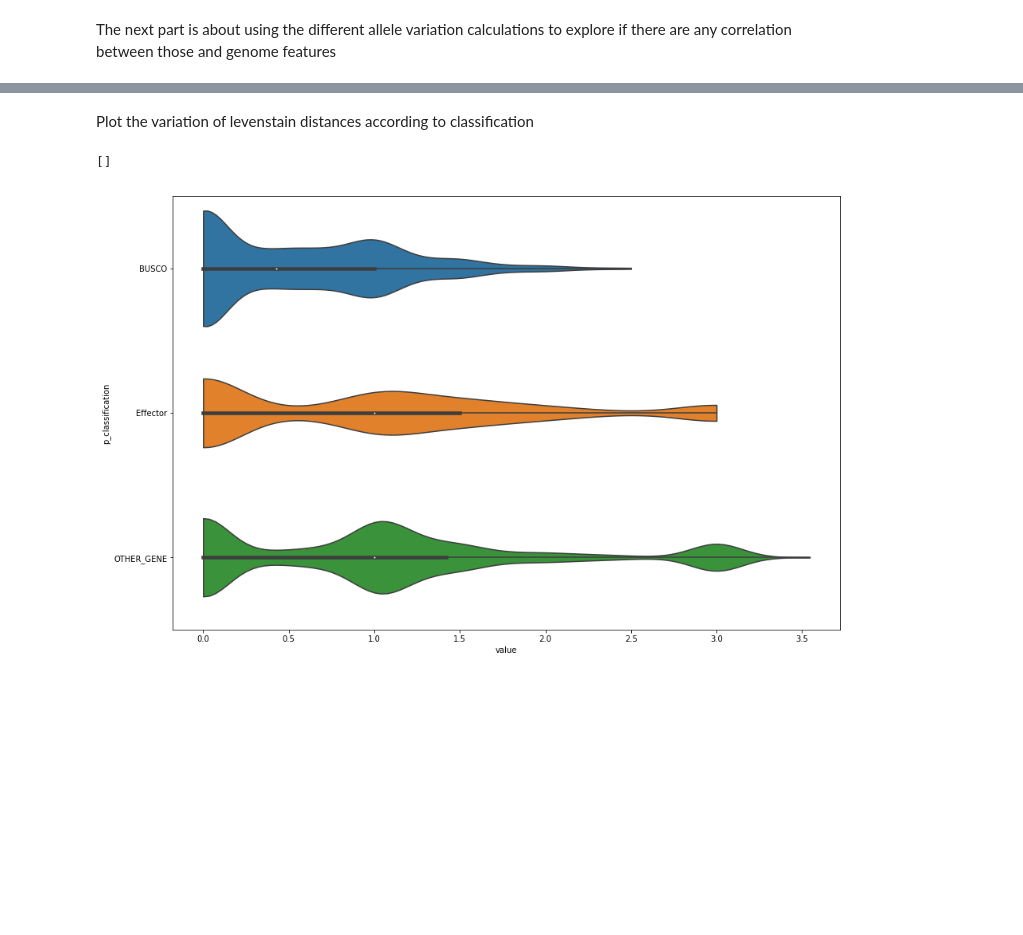
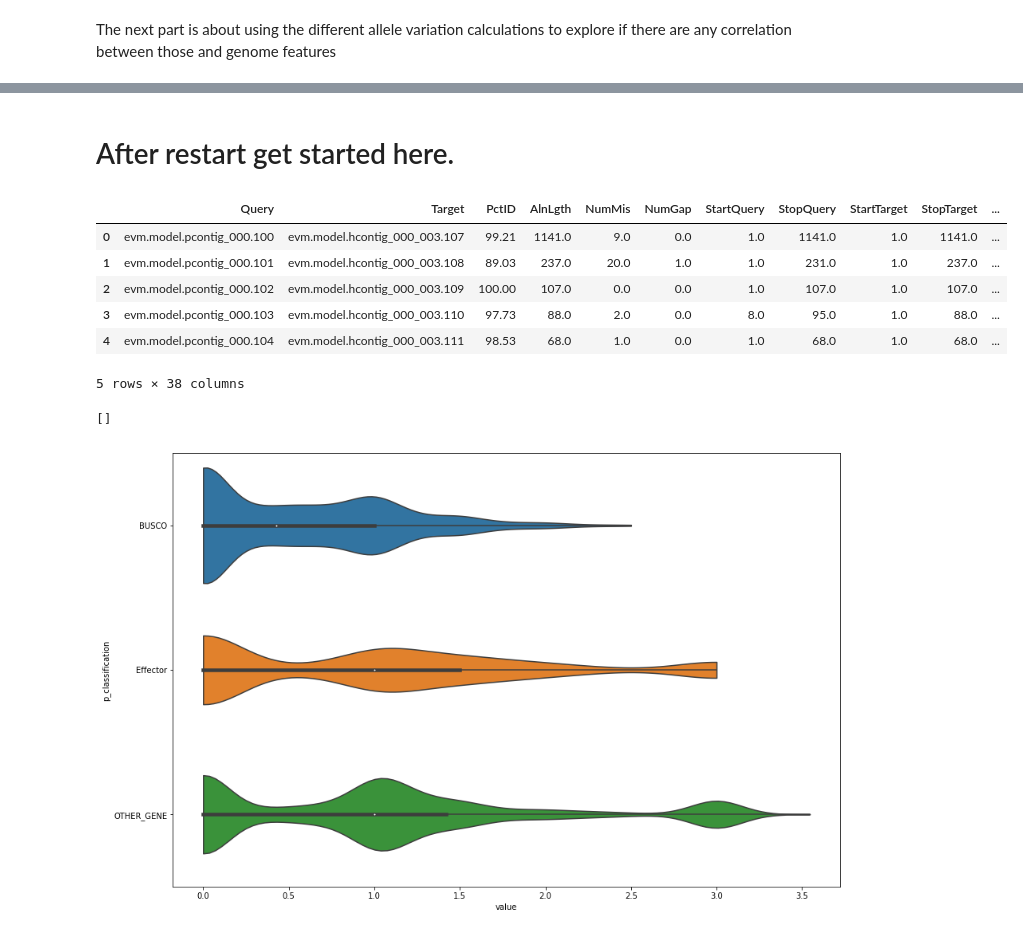
Before and after one commit to BenjaminSchwessinger/Pst_104_E137_A-_genome, a Jupyter notebook: notebooks/Pst_104E_v12_post_allele_analysis_submission_21092017.ipynb, the cells around one changed output, grey strips where cells are left out. Saved outputs shown, nothing was run; the diff lists cells and outputs as text; code cells hidden in the pictures; blank space fills up the shorter version.

```diff
--- a/notebooks/Pst_104E_v12_post_allele_analysis_submission_21092017.ipynb
+++ b/notebooks/Pst_104E_v12_post_allele_analysis_submission_21092017.ipynb
@@ -993,0 +990,2 @@ allele_hit_df.to_csv(os.path.join(OUT_PATH, 'Pst_104E_v12_p_ctg.all.alleles.hit.
+# %% [markdown]
+# After restart get started here.
@@ -1009,8 +1011,16 @@ allele_hit_df.loc[allele_hit_df[allele_hit_df.H_BUSCO == True].index,'h_classifi
                 = "BUSCO"
 allele_hit_df.loc[allele_hit_df[allele_hit_df.H_OTHER_GENE == True].index,'h_classification']\
                 = "OTHER_GENE"
-# %% [markdown]
-Plot the variation of levenstain distances according to classification
+# %%
+allele_hit_df.head()
+# %% [output]
+|  | Query | Target | PctID | AlnLgth | NumMis | NumGap | StartQuery | StopQuery | StartTarget | StopTarget | ... |
+| 0 | evm.model.pcontig_000.100 | evm.model.hcontig_000_003.107 | 99.21 | 1141.0 | 9.0 | 0.0 | 1.0 | 1141.0 | 1.0 | 1141.0 | ... |
+| 1 | evm.model.pcontig_000.101 | evm.model.hcontig_000_003.108 | 89.03 | 237.0 | 20.0 | 1.0 | 1.0 | 231.0 | 1.0 | 237.0 | ... |
+| 2 | evm.model.pcontig_000.102 | evm.model.hcontig_000_003.109 | 100.00 | 107.0 | 0.0 | 0.0 | 1.0 | 107.0 | 1.0 | 107.0 | ... |
+| 3 | evm.model.pcontig_000.103 | evm.model.hcontig_000_003.110 | 97.73 | 88.0 | 2.0 | 0.0 | 8.0 | 95.0 | 1.0 | 88.0 | ... |
+| 4 | evm.model.pcontig_000.104 | evm.model.hcontig_000_003.111 | 98.53 | 68.0 | 1.0 | 0.0 | 1.0 | 68.0 | 1.0 | 68.0 | ... |
+5 rows × 38 columns
 # %%
 #not sure about this but it is interesting to look at and to consider so I left it here
 df = allele_hit_df.loc[:,['protein/cds_levdist', "p_classification"]].fillna(0).copy()
```
Also changed, not shown: parts of 17 cells of this notebook, 3 other files.
